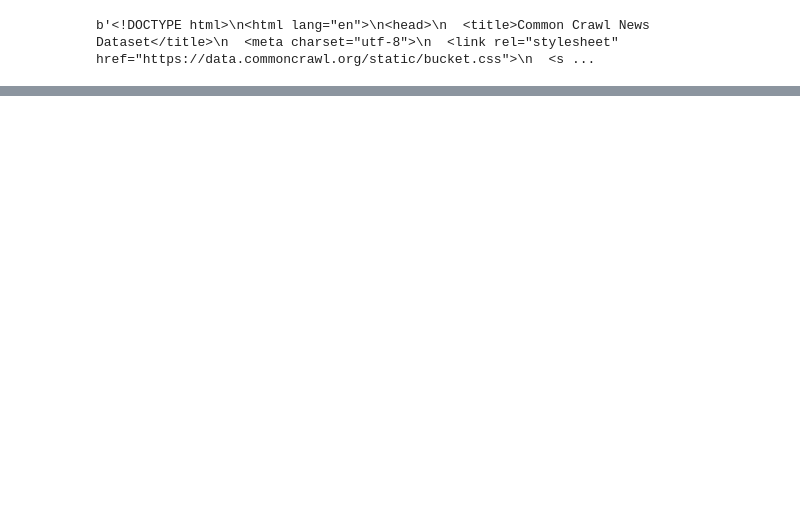
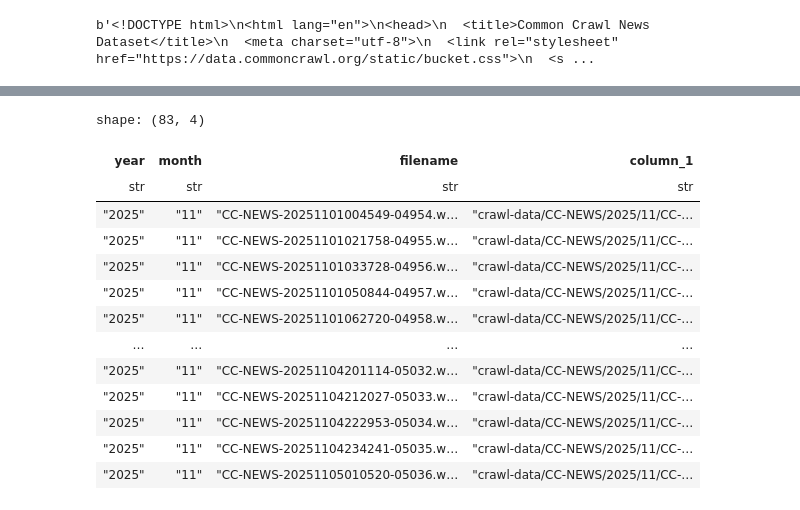
Before and after one commit to NarrativeCorpusRag/gen-ai, a Jupyter notebook: src/research/picatto/02_explore_cc.ipynb, the cells around one changed output, grey strips where cells are left out. Cells and saved outputs as stored; diff of their text form; code cells hidden in the pictures; blank space fills up the shorter version.

```diff
--- a/src/research/picatto/02_explore_cc.ipynb
+++ b/src/research/picatto/02_explore_cc.ipynb
@@ -80,3 +84,21 @@ shape: (5, 1)
 | "crawl-data/CC-NEWS/2025/11/CC-… |
 | "crawl-data/CC-NEWS/2025/11/CC-… |
 | "crawl-data/CC-NEWS/2025/11/CC-… |
+# %%
+data = data.with_columns((pl.lit('crawl-data/CC-NEWS/')+pl.col('year')+pl.lit('/')+pl.col('month')+pl.lit('/')+pl.col('filename')).alias('column_1'))
+data.join(current_data, on='column_1')
+# %% [output]
+shape: (83, 4)
+| year | month | filename | column_1 |
+| str | str | str | str |
+| "2025" | "11" | "CC-NEWS-20251101004549-04954.w… | "crawl-data/CC-NEWS/2025/11/CC-… |
+| "2025" | "11" | "CC-NEWS-20251101021758-04955.w… | "crawl-data/CC-NEWS/2025/11/CC-… |
+| "2025" | "11" | "CC-NEWS-20251101033728-04956.w… | "crawl-data/CC-NEWS/2025/11/CC-… |
+| "2025" | "11" | "CC-NEWS-20251101050844-04957.w… | "crawl-data/CC-NEWS/2025/11/CC-… |
+| "2025" | "11" | "CC-NEWS-20251101062720-04958.w… | "crawl-data/CC-NEWS/2025/11/CC-… |
+| … | … | … | … |
+| "2025" | "11" | "CC-NEWS-20251104201114-05032.w… | "crawl-data/CC-NEWS/2025/11/CC-… |
+| "2025" | "11" | "CC-NEWS-20251104212027-05033.w… | "crawl-data/CC-NEWS/2025/11/CC-… |
+| "2025" | "11" | "CC-NEWS-20251104222953-05034.w… | "crawl-data/CC-NEWS/2025/11/CC-… |
+| "2025" | "11" | "CC-NEWS-20251104234241-05035.w… | "crawl-data/CC-NEWS/2025/11/CC-… |
+| "2025" | "11" | "CC-NEWS-20251105010520-05036.w… | "crawl-data/CC-NEWS/2025/11/CC-… |
```
Also changed, not shown: parts of 17 cells of this notebook, 4 other files.
